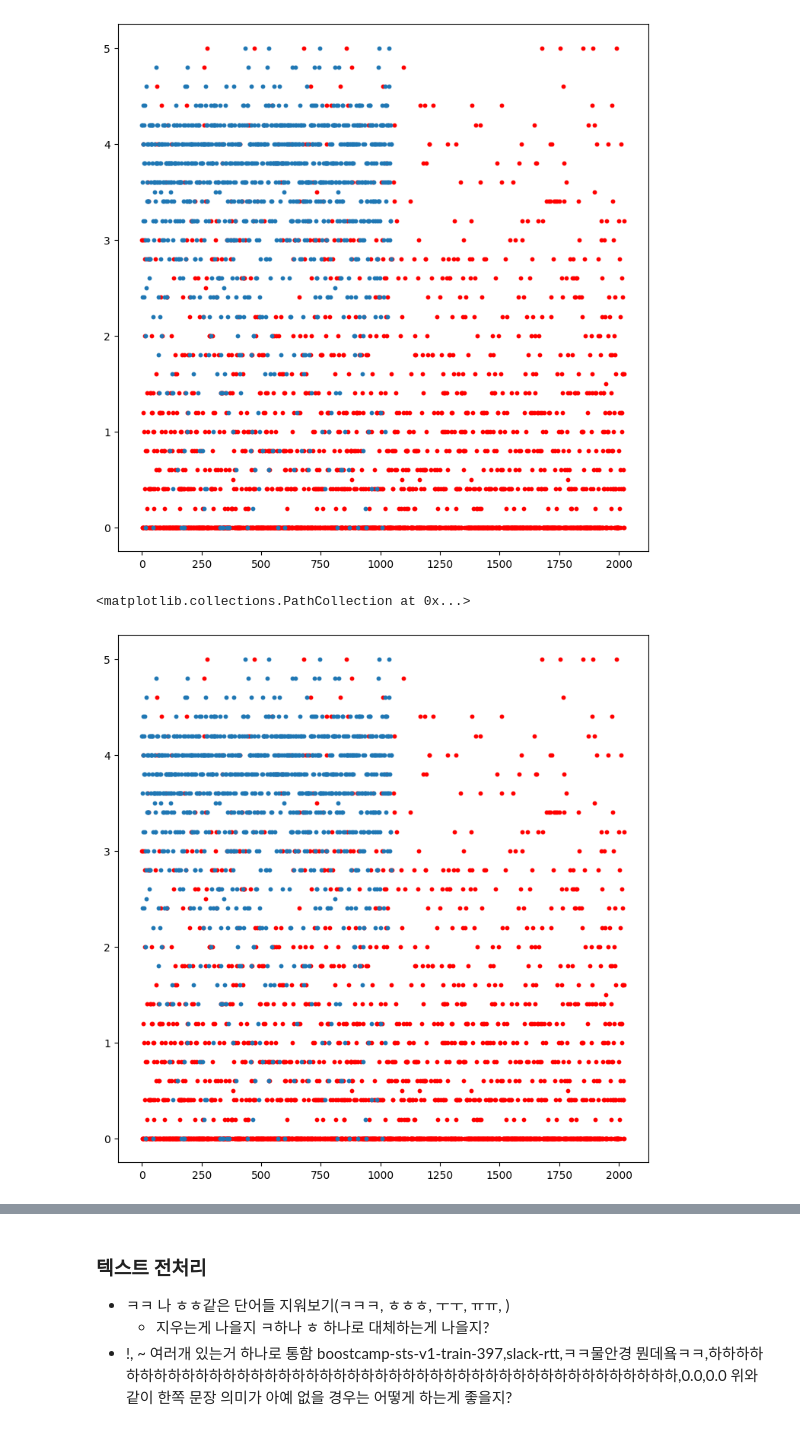
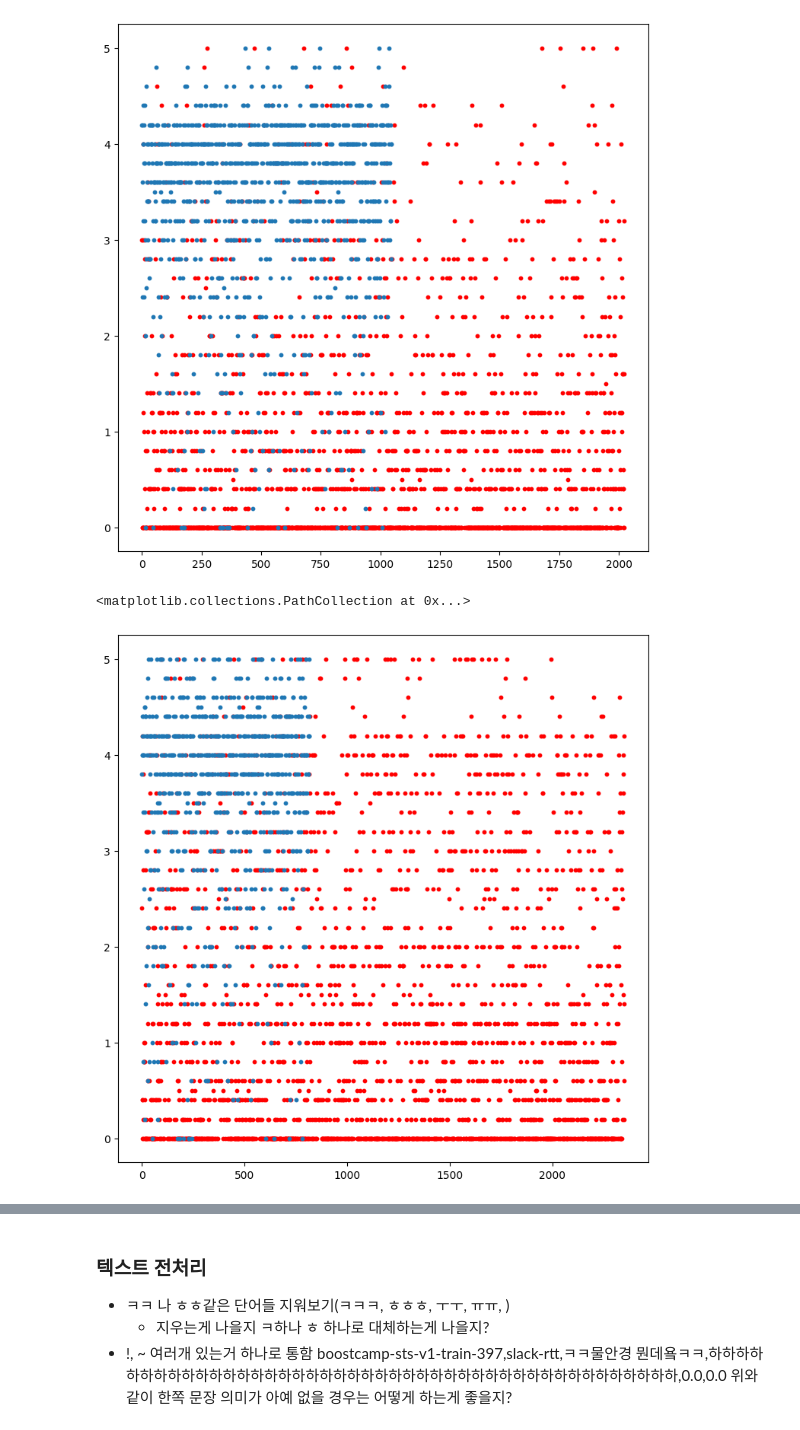
Before and after one commit to boostcampaitech4nlp2/level1_semantictextsimilarity_nlp-level1-nlp-13, a Jupyter notebook: datasets/data_analysis.ipynb, the cells around one changed output, grey strips where cells are left out. Saved outputs shown, nothing was run; the diff lists cells and outputs as text; code cells hidden in the pictures.

```diff
--- a/datasets/data_analysis.ipynb
+++ b/datasets/data_analysis.ipynb
@@ -82,18 +89,18 @@ plt.scatter(x4_, x4['label'], s=10)
 <matplotlib.collections.PathCollection at 0x...>
 [figure]
 # %%
-x5 = train_df[train_df['source'] == 'slack-sampled']
-x6 = train_df[train_df['source'] == 'slack-rtt']
+x5 = train_df[train_df['source'] == 'petition-sampled']
+x6 = train_df[train_df['source'] == 'petition-rtt']
 
 x5_ = [i for i in range(len(x5))]
 x6_ = [j for j in range(len(x6))]
 
 plt.figure(figsize=(9, 9))
 plt.scatter(x5_, x5['label'], s=10, c='red')
 plt.scatter(x6_, x6['label'], s=10)
 # %% [output]
 <matplotlib.collections.PathCollection at 0x...>
-[figure, old version]
+[figure, new version]
 # %%
 x2_list = list(x2['label'])
 x1_list = list(x1['label'])
```
Also changed, not shown: parts of 14 cells of this notebook, 2 other files.
